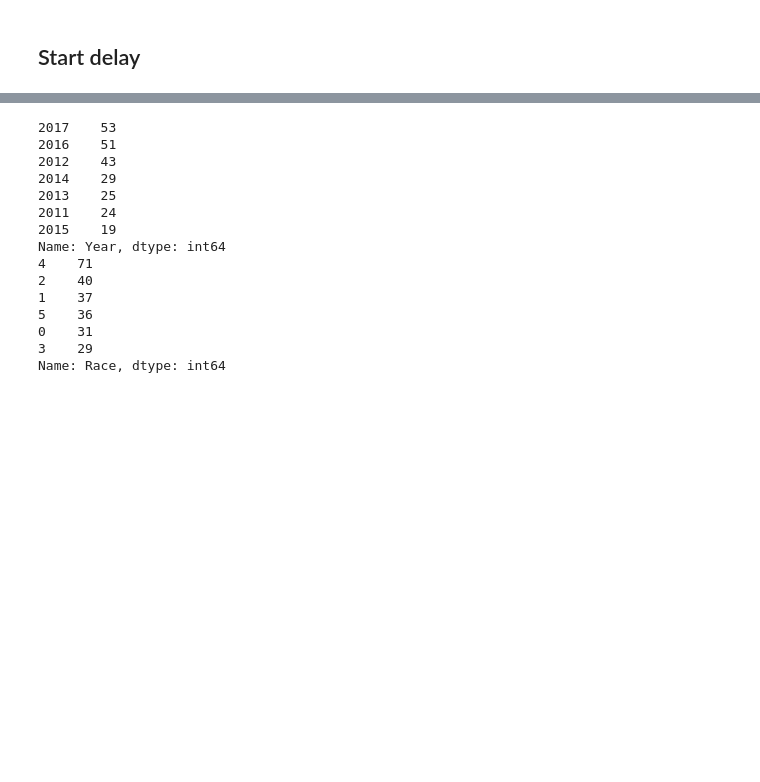
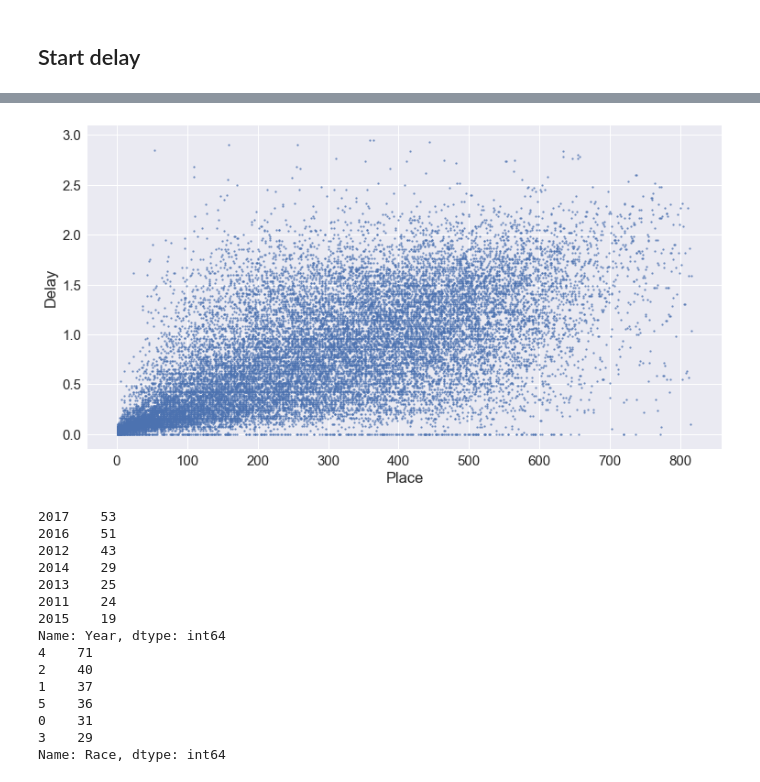
Before and after one commit to CDonnerer/regents-races, a Jupyter notebook: race_analysis.ipynb, the cells around one changed output, grey strips where cells are left out. Cells and saved outputs as stored; diff of their text form; code cells hidden in the pictures; blank space fills up the shorter version.

```diff
--- a/race_analysis.ipynb
+++ b/race_analysis.ipynb
@@ -160,2 +155,11 @@ plt.savefig('plots/delay_by_place.png')
+# %%
+g = sns.lmplot(x="Place", y="Delay", data=df3,
+               fit_reg=False,
+               scatter_kws={"marker": "D", "s": 5},
+               aspect=1.8, size=6)
+
+plt.savefig('plots/delay_by_place.png')
+# %% [output]
+[figure, added]
 # %%
 # line of people at 0 delay?
```
Also changed, not shown: parts of 17 cells of this notebook, 3 other files.
